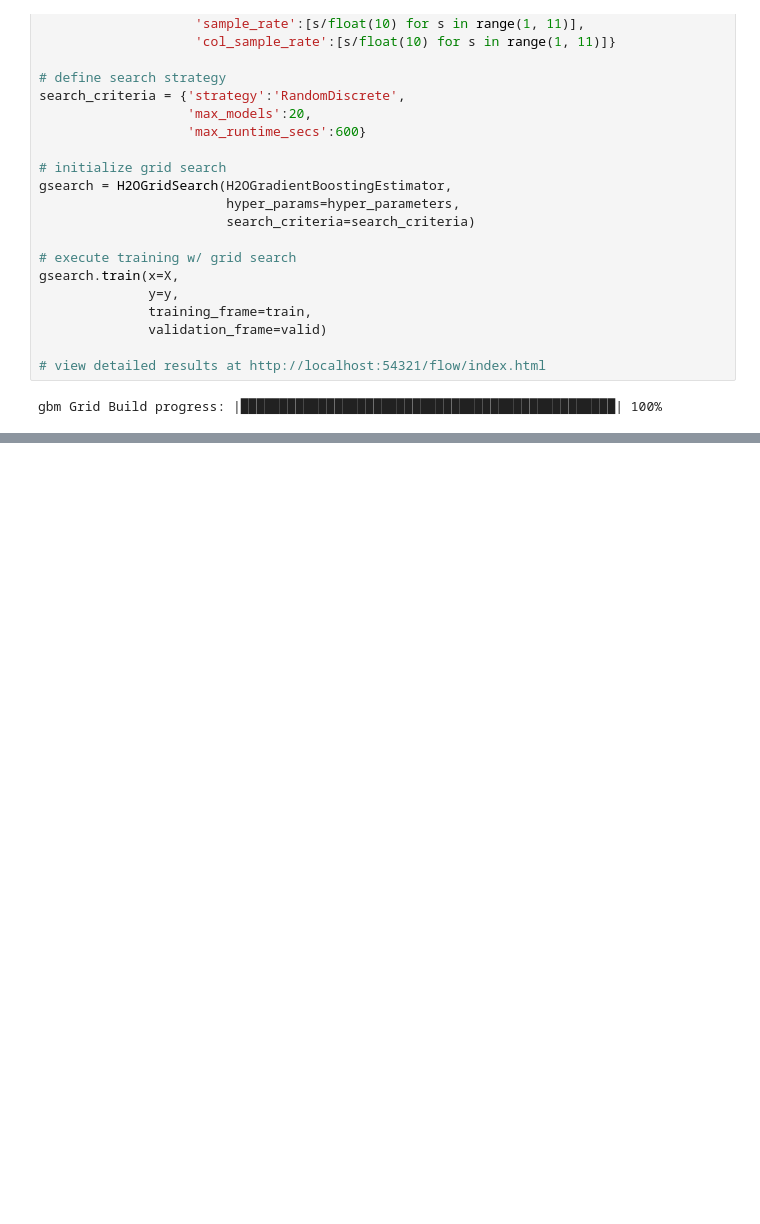
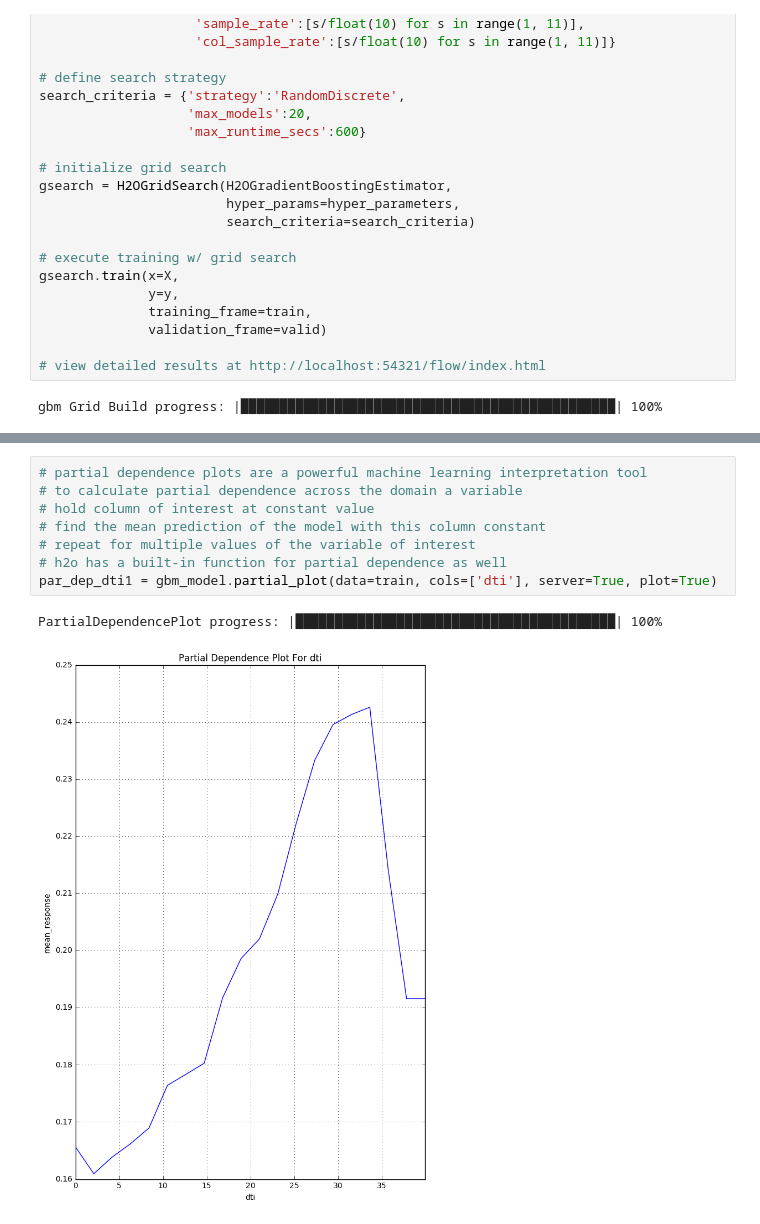
Before and after one commit to jphall663/GWU_data_mining, a Jupyter notebook: 04_decision_trees/src/py_part_4_decision_tree_ensembles.ipynb, the cells around one changed output, grey strips where cells are left out. Cells and saved outputs as stored; diff of their text form; blank space fills up the shorter version.

```diff
--- a/04_decision_trees/src/py_part_4_decision_tree_ensembles.ipynb
+++ b/04_decision_trees/src/py_part_4_decision_tree_ensembles.ipynb
@@ -288,3 +388,14 @@ print(gbm_model.model_performance(test_data=test).auc())
+# %%
+# partial dependence plots are a powerful machine learning interpretation tool
+# to calculate partial dependence across the domain a variable
+# hold column of interest at constant value
+# find the mean prediction of the model with this column constant
+# repeat for multiple values of the variable of interest
+# h2o has a built-in function for partial dependence as well
+par_dep_dti1 = gbm_model.partial_plot(data=train, cols=['dti'], server=True, plot=True)
+# %% [output]
+PartialDependencePlot progress: |█████████████████████████████████████████| 100%
+[figure, added]
 # %%
 # shutdown h2o
 h2o.cluster().shutdown(prompt=False)
```
Also changed, not shown: parts of 8 cells of this notebook, 1 other file.
